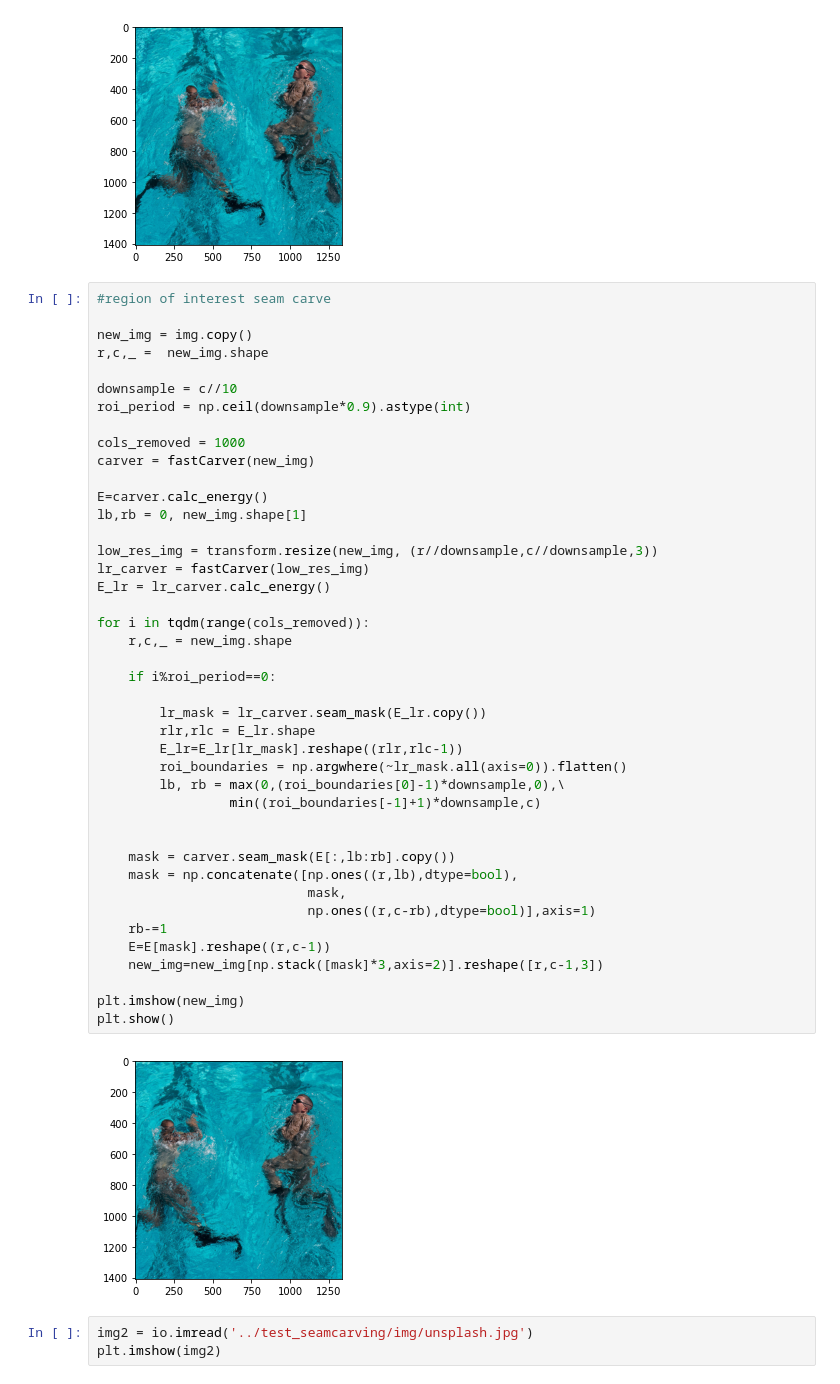
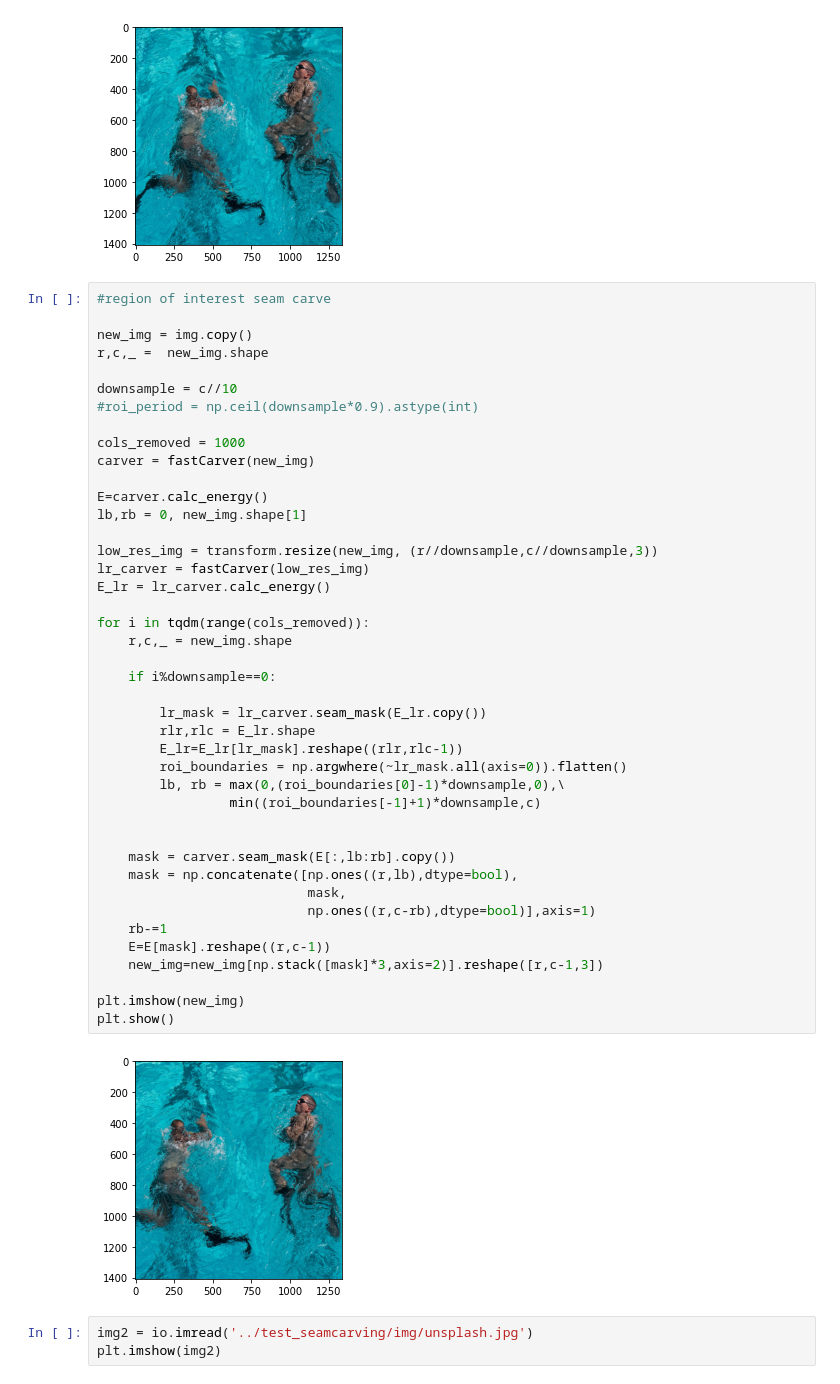
Before and after one commit to ivalmian/seamcarver, a Jupyter notebook: notebooks/tutorial.ipynb, the cells around one changed output. Saved outputs shown, nothing was run; the diff lists cells and outputs as text.

Commit message:
fixed bug with roi hack, we should update low res energy every downsample carves

```diff
--- a/notebooks/tutorial.ipynb
+++ b/notebooks/tutorial.ipynb
@@ -64,7 +64,7 @@ new_img = img.copy()
 r,c,_ =  new_img.shape
 
 downsample = c//10
-roi_period = np.ceil(downsample*0.9).astype(int)
+#roi_period = np.ceil(downsample*0.9).astype(int)
 
 cols_removed = 1000
 carver = fastCarver(new_img)
@@ -72,35 +72,35 @@ carver = fastCarver(new_img)
 E=carver.calc_energy()
 lb,rb = 0, new_img.shape[1]
 
 low_res_img = transform.resize(new_img, (r//downsample,c//downsample,3))
 lr_carver = fastCarver(low_res_img)
 E_lr = lr_carver.calc_energy()
 
 for i in tqdm(range(cols_removed)):
     r,c,_ = new_img.shape
 
-    if i%roi_period==0:
+    if i%downsample==0:
 
         lr_mask = lr_carver.seam_mask(E_lr.copy())
         rlr,rlc = E_lr.shape
         E_lr=E_lr[lr_mask].reshape((rlr,rlc-1))
         roi_boundaries = np.argwhere(~lr_mask.all(axis=0)).flatten()
         lb, rb = max(0,(roi_boundaries[0]-1)*downsample,0),\
                  min((roi_boundaries[-1]+1)*downsample,c)
 
 
     mask = carver.seam_mask(E[:,lb:rb].copy())
     mask = np.concatenate([np.ones((r,lb),dtype=bool),
                            mask,
                            np.ones((r,c-rb),dtype=bool)],axis=1)
     rb-=1
     E=E[mask].reshape((r,c-1))
     new_img=new_img[np.stack([mask]*3,axis=2)].reshape([r,c-1,3])
 
 plt.imshow(new_img)
 plt.show()
 # %% [output]
-[figure, old version]
+[figure, new version]
 # %%
 img2 = io.imread('../test_seamcarving/img/unsplash.jpg')
 plt.imshow(img2)
```
Also changed, not shown: parts of 1 cell of this notebook.
